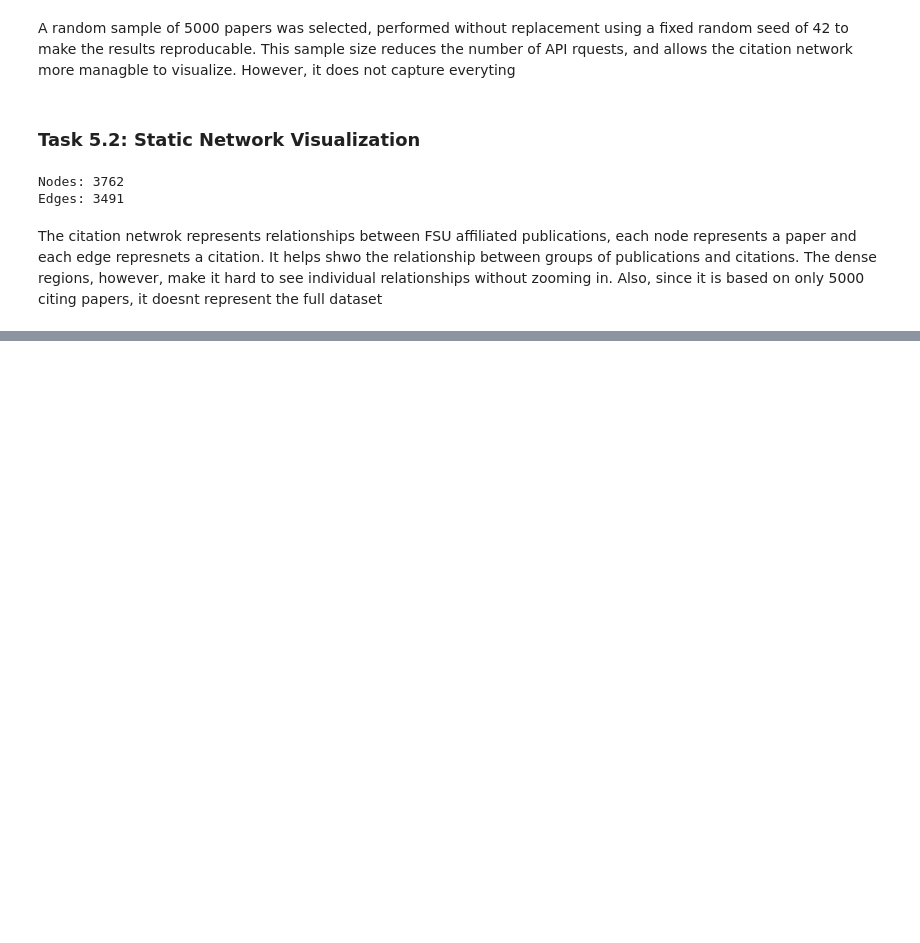
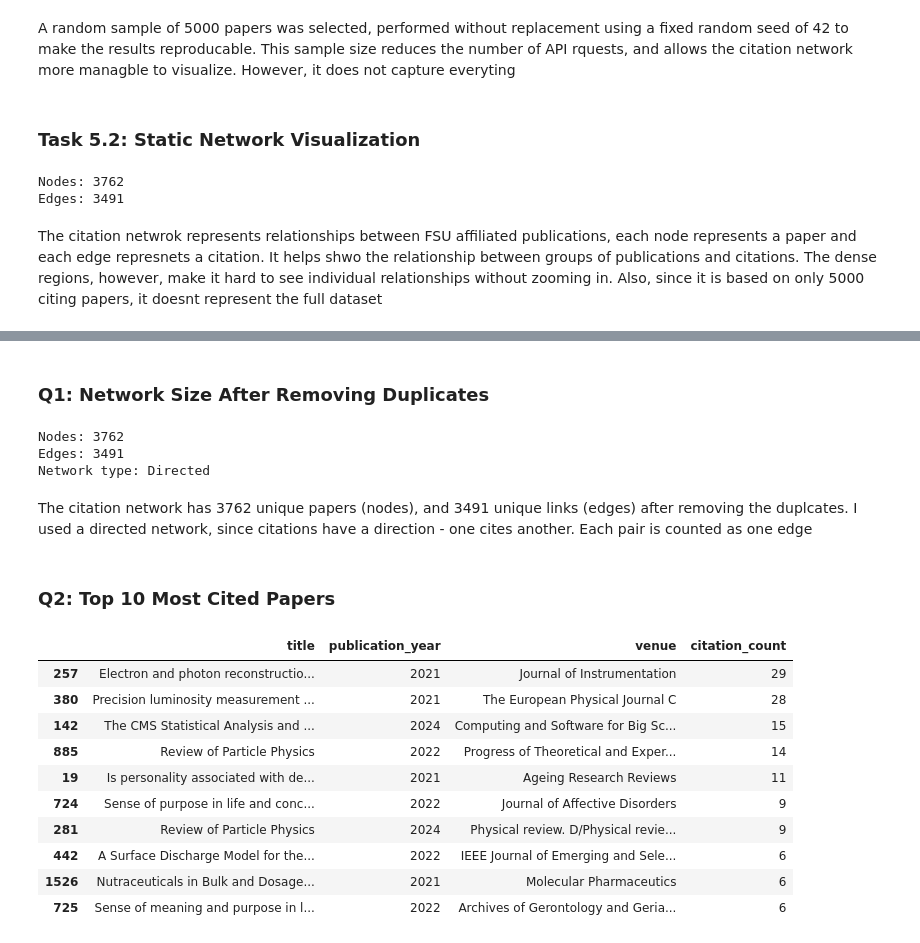
Before and after one commit to DanielStein15/assignment-1-dms22e-DanielStein, a Jupyter notebook: hello.ipynb, the cells around one changed output, grey strips where cells are left out. Saved outputs shown, nothing was run; the diff lists cells and outputs as text; code cells hidden in the pictures; blank space fills up the shorter version.

```diff
--- a/hello.ipynb
+++ b/hello.ipynb
@@ -759,0 +762,80 @@ The citation netwrok represents relationships between FSU affiliated publication
+# %% [markdown]
+### Q1: Network Size After Removing Duplicates
+# %%
+import pandas as pd
+import networkx as nx
+
+edges = pd.read_csv(
+    "backend/data/paper_citation_links_within_fsu.csv"
+)
+
+edges = edges.drop_duplicates(subset=["source", "target"])
+
+G = nx.from_pandas_edgelist(
+    edges,
+    source="source",
+    target="target",
+    create_using=nx.DiGraph()
+)
+
+print("Nodes:", G.number_of_nodes())
+print("Edges:", G.number_of_edges())
+print("Network type: Directed")
+# %% [output]
+Nodes: 3762
+Edges: 3491
+Network type: Directed
+# %% [markdown]
+The citation network has 3762 unique papers (nodes), and 3491 unique links (edges) after removing the duplcates. I used a directed network, since citations have a direction - one cites another. Each pair is counted as one edge
+# %% [markdown]
+### Q2: Top 10 Most Cited Papers
+# %%
+papers = pd.read_csv("fsu_works_2021_2026.csv")
+
+citation_counts = dict(G.in_degree())
+
+top_cited = pd.DataFrame(
+    citation_counts.items(),
+    columns=["openalex_id", "citation_count"]
+)
+
+top_cited = top_cited.merge(
+    papers[[
+        "openalex_id",
+        "title",
+        "publication_year",
+        "venue"
+    ]],
+    on="openalex_id",
+    how="left"
+)
+
+top_10=(
+    top_cited
+    .sort_values(
+        "citation_count",
+        ascending=False
+    )
+    .head(10)
+)
+
+top_10 = top_10[[
+    "title",
+    "publication_year",
+    "venue",
+    "citation_count"
+]]
+
+display(top_10)
+# %% [output]
+|  | title | publication_year | venue | citation_count |
+| 257 | Electron and photon reconstructio... | 2021 | Journal of Instrumentation | 29 |
+| 380 | Precision luminosity measurement ... | 2021 | The European Physical Journal C | 28 |
+| 142 | The CMS Statistical Analysis and ... | 2024 | Computing and Software for Big Sc... | 15 |
+| 885 | Review of Particle Physics | 2022 | Progress of Theoretical and Exper... | 14 |
+| 19 | Is personality associated with de... | 2021 | Ageing Research Reviews | 11 |
+| 724 | Sense of purpose in life and conc... | 2022 | Journal of Affective Disorders | 9 |
+| 281 | Review of Particle Physics | 2024 | Physical review. D/Physical revie... | 9 |
+| 442 | A Surface Discharge Model for the... | 2022 | IEEE Journal of Emerging and Sele... | 6 |
+| 1526 | Nutraceuticals in Bulk and Dosage... | 2021 | Molecular Pharmaceutics | 6 |
+| 725 | Sense of meaning and purpose in l... | 2022 | Archives of Gerontology and Geria... | 6 |
```
Also changed, not shown: parts of 2 cells of this notebook, 1 other file.
